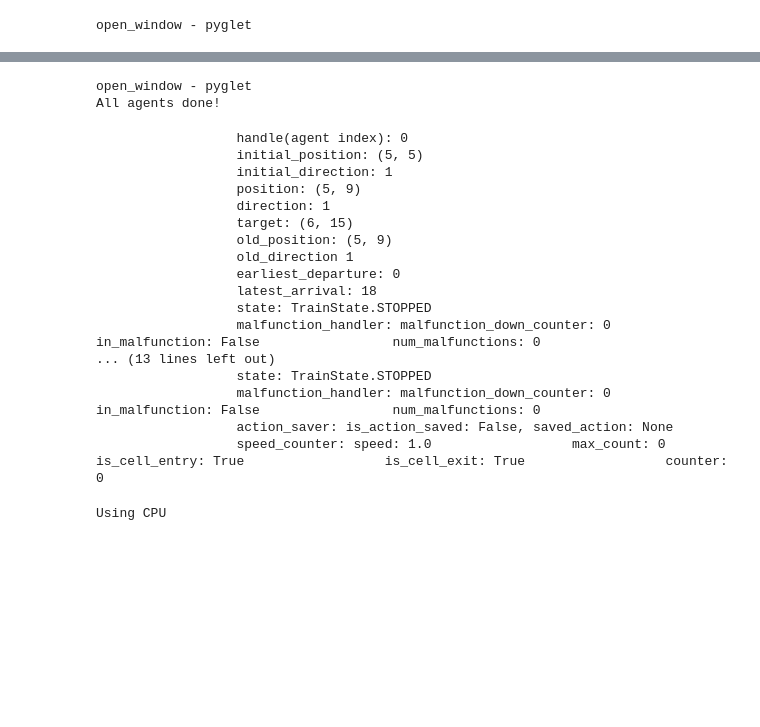
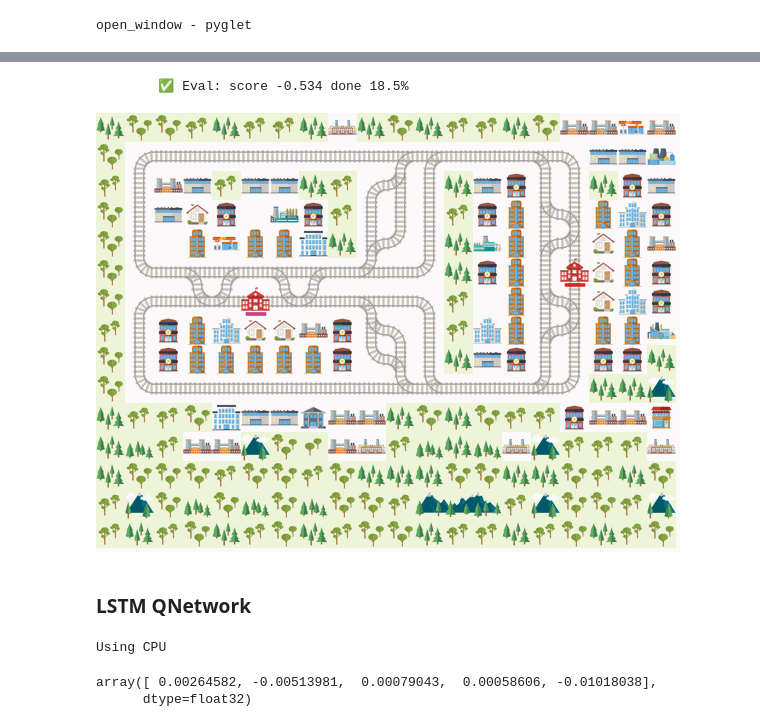
Before and after one commit to romain-dufly/FlatlandMultiagentRL, a Jupyter notebook: src/testing.ipynb, the cells around one changed output, grey strips where cells are left out. Drawn from its saved outputs; the diff is of its cells as text; code cells hidden in the pictures; blank space fills up the shorter version.

```diff
--- a/src/testing.ipynb
+++ b/src/testing.ipynb
@@ -282,6 +291,4 @@ Action for agent 1 is: 3
 # %%
-from training import train_agent
-
 # Train the policy
 obs_params = {
     "observation_tree_depth": observation_tree_depth,
@@ -291,7 +298,7 @@ train_params = {
     "eps_start": 1.0,
     "eps_end": 0.01,
     "eps_decay": 0.995,
-    "n_episodes": 200,
+    "n_episodes": 400,
     "checkpoint_interval": 50,
     "n_eval_episodes": 10,
     "restore_replay_buffer": False,
@@ -319,50 +329,18 @@ train_agent(env, policy, train_params, obs_params)
-# %%
-# Step loop with video rendering, DDQN policy
-
-obs, info = env.reset()
-env_renderer = RenderTool(env)
-env_renderer.render_env(show=True, frames=True)
-
-while True:
-    actions = {}
-    for handle in env.get_agent_handles():
-        agent_obs = normalize_observation(obs[handle], tree_depth=observation_tree_depth, observation_radius=observation_radius)
-        action = policy.act(agent_obs, eps=0)
-        actions[handle] = action
-    obs, all_rewards, done, _ = env.step(actions)
-    env_renderer.render_env(show=True, show_observations=False)
-    time.sleep(0.1)
-    if done['__all__']:
-        print("All agents done!")
-        env_renderer.render_env(show=True, frames=True, show_observations=False)
-        time.sleep(0.3)
-        env_renderer.render_env(show=True, frames=True, show_observations=False)
-        time.sleep(0.3)
-        break
-# %% [output]
-open_window - pyglet
-All agents done!
-# %%
-# Print agent info
-
-for a in env.agents:
-    print(a)
-# %% [output]
-                  handle(agent index): 0
-                  initial_position: (5, 5)
-                  initial_direction: 1
-                  position: (5, 9)
-                  direction: 1
-                  target: (6, 15)
-                  old_position: (5, 9)
-                  old_direction 1
-                  earliest_departure: 0
-                  latest_arrival: 18
-                  state: TrainState.STOPPED
-                  malfunction_handler: malfunction_down_counter: 0                 in_malfunction: False                 num_malfunctions: 0
-... (13 lines left out)
-                  state: TrainState.STOPPED
-                  malfunction_handler: malfunction_down_counter: 0                 in_malfunction: False                 num_malfunctions: 0
-                  action_saver: is_action_saved: False, saved_action: None
-                  speed_counter: speed: 1.0                  max_count: 0                  is_cell_entry: True                  is_cell_exit: True                  counter: 0
+# %%
+# Test the policy
+n_test = 100
+scores, completions, nb_steps, seeds = test_utils.test_policy(env, policy, n_test, obs_params)
+
+# Get argmin of scores
+worst_seed = seeds[np.argmin(scores)]
+best_seed = seeds[np.argmax(scores)]
+
+# Test the policy on the best seed
+env_renderer = test_utils.render_one_test(env, policy, obs_params, seed=best_seed, real_time_render=False, force_gif=True)
+env_renderer.make_gif('test')
+# %% [output]
+        ✅ Eval: score -0.534 done 18.5%
+[figure, added]
+# %% [markdown]
+### LSTM QNetwork
 # %%
@@ -415,4 +385,9 @@ logits = model(*features)[0][0]
 logits = logits.squeeze().detach().numpy()
 # %% [output]
 Using CPU
+# %%
+logits
+# %% [output]
+array([ 0.00264582, -0.00513981,  0.00079043,  0.00058606, -0.01018038],
+      dtype=float32)
 # %%
```
Also changed, not shown: parts of 15 cells of this notebook, 2 other files.
